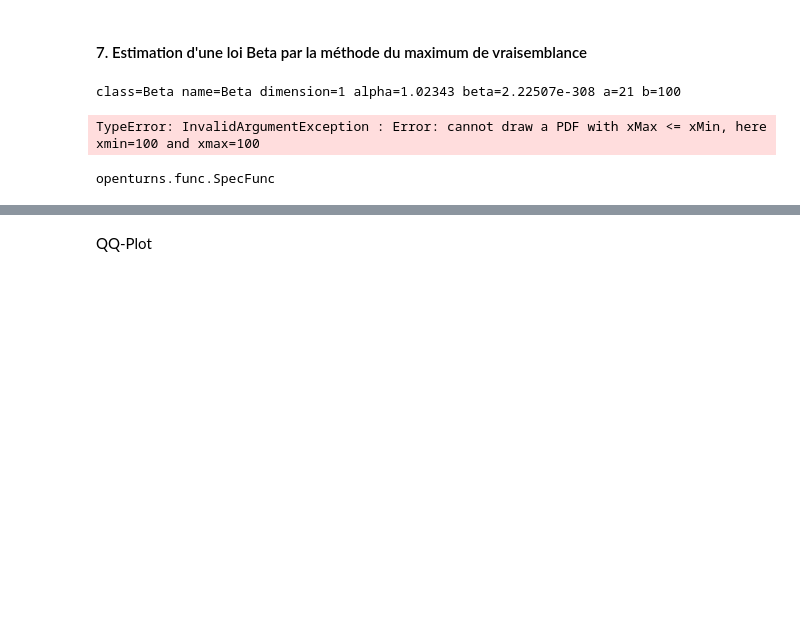
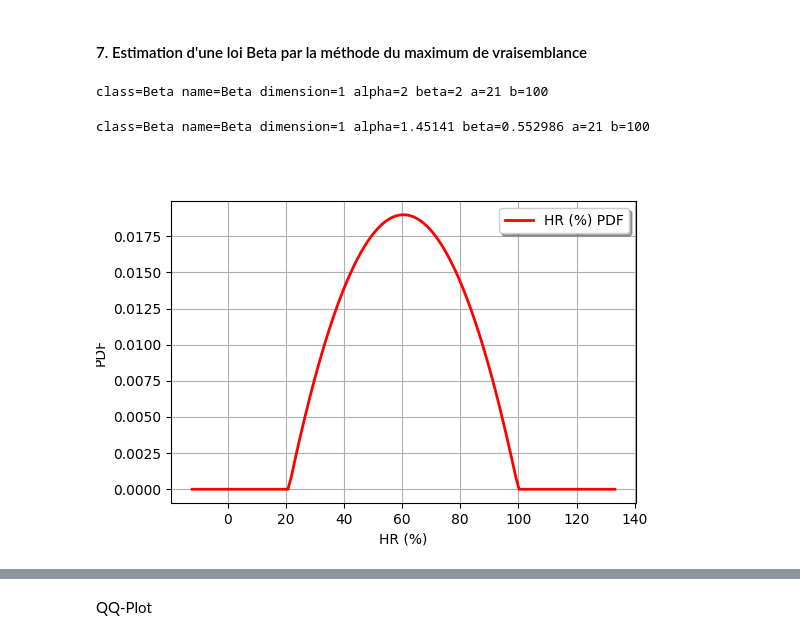
Before and after one commit to OskurMOB/Projet-OT, a Jupyter notebook: Exercice.ipynb, the cells around one changed output, grey strips where cells are left out. Drawn from its saved outputs; the diff is of its cells as text; code cells hidden in the pictures; blank space fills up the shorter version.

```diff
--- a/Exercice.ipynb
+++ b/Exercice.ipynb
@@ -61,10 +61,8 @@ HRBeta
 class=Beta name=Beta dimension=1 alpha=1.88684 beta=0.765074 a=20.9716 b=100.028
 # %%
 # Calcul de l'espérance et de la variance de la loi HRBeta à partir des paramètres estimés.
-a = 20.9716
-b = 100.028
-alpha = 1.88684
-beta = 0.765074
+
+[alpha, beta, a, b] = HRBeta.getParameter()
 
 m_chap = a + (b-a)*(alpha/(alpha+beta))
 v_chap = (b-a)**2 * (alpha*beta/((alpha+beta)**2 * (alpha+beta+1)))
@@ -278,7 +292,7 @@ affichagePDF_HR(histo_HR, HRBeta, ks_distHR2)
 # %%
 # Estimation des paramètres
 
-def Beta_MaxLikelihood(Sample):
+def Beta_MaxLikelihood(Sample, epsilon):
     """
         Estimation des paramètres d'une loi Beta, à partir d'un échantillon, par maximum de vraisemblance.
 
@@ -288,9 +302,10 @@ def Beta_MaxLikelihood(Sample):
     Returns :
         - Beta : Distribution Beta estimée par maximum de vraisemblance.
     """
+
     # Minimum et maximum
-    a = Sample.getMin()[0]
-    b = Sample.getMax()[0]
+    a = Sample.getMin()[0]* (1-epsilon)
+    b = Sample.getMax()[0]* (1+epsilon)
 
     # Alpha et beta
     factory = ot.MaximumLikelihoodFactory(ot.Beta())
@@ -303,16 +318,17 @@ def Beta_MaxLikelihood(Sample):
     Beta = factory.build(Sample)
 
     return Beta
-# %%
-HRBeta_ML = Beta_MaxLikelihood(sample_HR)
-HRBeta_ML
-# %% [output]
-class=Beta name=Beta dimension=1 alpha=1.02343 beta=2.22507e-308 a=21 b=100
+# %%
+HRBeta_ML14 = Beta_MaxLikelihood(sample_HR, 1e-14)
+HRBeta_ML14
+# %% [output]
+class=Beta name=Beta dimension=1 alpha=2 beta=2 a=21 b=100
+# %%
+HRBeta_ML15 = Beta_MaxLikelihood(sample_HR, 1e-15)
+HRBeta_ML15
+# %% [output]
+class=Beta name=Beta dimension=1 alpha=1.45141 beta=0.552986 a=21 b=100
 # %%
-HRBeta_ML.drawPDF()
+HRBeta_ML14.drawPDF()
 # %% [output]
-TypeError: InvalidArgumentException : Error: cannot draw a PDF with xMax <= xMin, here xmin=100 and xmax=100
+[figure, added]
-# %%
-ot.SpecFunc.MinScalar
-# %% [output]
-openturns.func.SpecFunc
```
Also changed, not shown: parts of 26 cells of this notebook.
